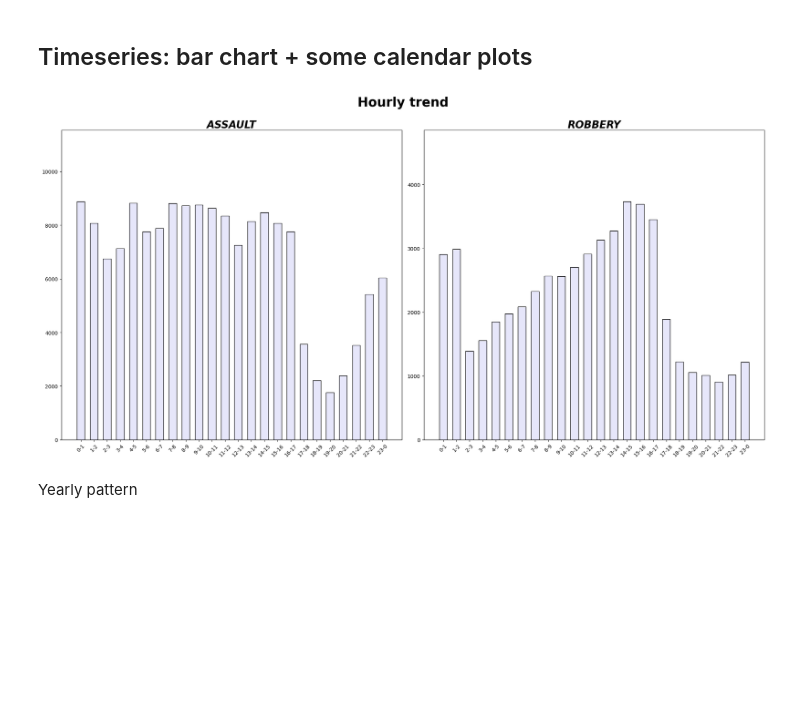
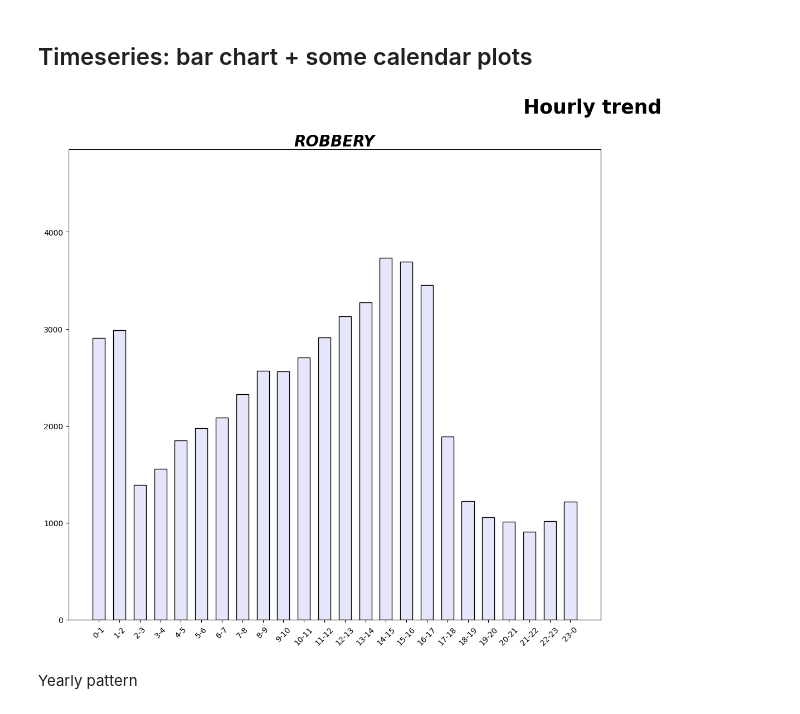
Before and after one commit to Starostka/socviz, a Jupyter notebook: Week8.ipynb, the cells around one changed output. Drawn from its saved outputs; the diff is of its cells as text; code cells hidden in the pictures; blank space fills up the shorter version.

```diff
--- a/Week8.ipynb
+++ b/Week8.ipynb
@@ -47,4 +47,6 @@ import matplotlib.pyplot as plt
 df_before_2018 = pd.read_csv('../Police_Department_Incident_Reports__Historical_2003_to_May_2018.csv')
 df_before_2018['Date'] = pd.to_datetime(df_before_2018['Date'])
 df_before_2018['Year'] = df_before_2018['Date'].dt.year
+df_before_2018['Month'] = df_before_2018['Date'].dt.month
+df_before_2018['Hour'] = pd.DatetimeIndex(df_before_2018['Time']).hour
 df_before_2018 = df_before_2018.loc[df_before_2018['Year'] != 2018]
@@ -191,7 +70,7 @@ df_before_2018.loc[df_before_2018['Category'] == 'ROBBERY']
 # %% [markdown]
 ## Timeseries: bar chart + some calendar plots
 # %%
-focuscrimes = [ 'ASSAULT', 'ROBBERY']
+focuscrimes = ['ROBBERY']
 # %%
 hour_of_day = [i for i in range(0,24)]
 hourly_slots = {}
@@ -214,19 +93,19 @@ hourly_pattern = hourly_pattern.loc[hourly_pattern['Category'].isin(focuscrimes)
 # %%
 plt.figure(figsize=(20,10))
 plt.suptitle("Hourly trend" ,fontsize=25, y=1.0, fontweight='bold', color='black')
 for i in range(len(focuscrimes)):
     temp = hourly_pattern.loc[hourly_pattern['Category'] == focuscrimes[i]].reset_index(drop=True)
     x = temp["time_period"]
     y = temp["Count"]
 
-    plt.subplot(int(len(focuscrimes)/2),2,i+1)
+    plt.subplot(int(len(focuscrimes)),2,i+1)
     plt.title(focuscrimes[i], pad=-14, fontsize = 20, fontweight='bold', fontstyle="italic")
     plt.bar(x, y, width=0.6, edgecolor="black", color='lavender')
     plt.xticks(x, hourly_slots.values(), rotation=45)
     plt.tight_layout()
     plt.ylim(top=(np.max(y)+(np.max(y)*0.3)))
 # %% [output]
-[figure, old version]
+[figure, new version]
 # %% [markdown]
 Yearly pattern
 # %%
```
Also changed, not shown: parts of 11 cells of this notebook, 1 other file.
